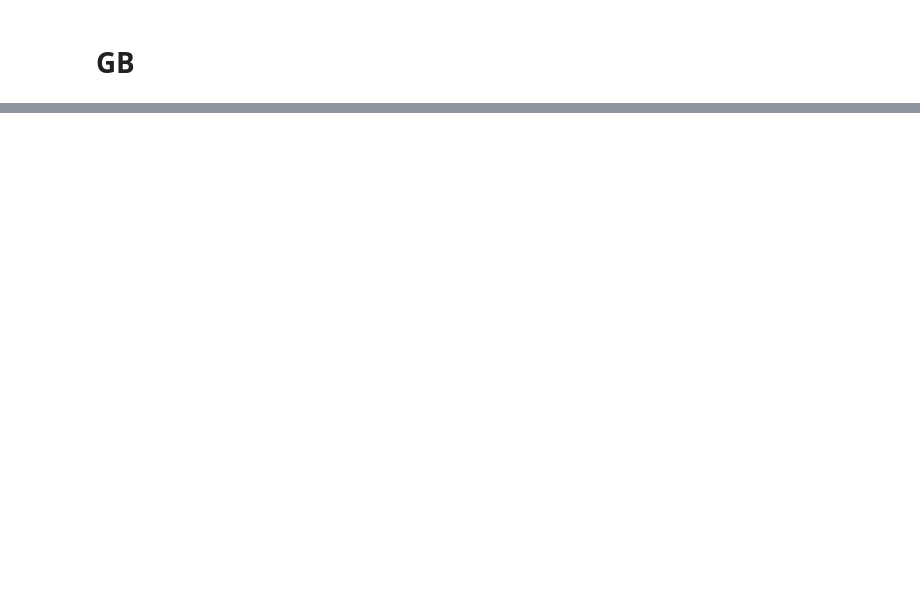
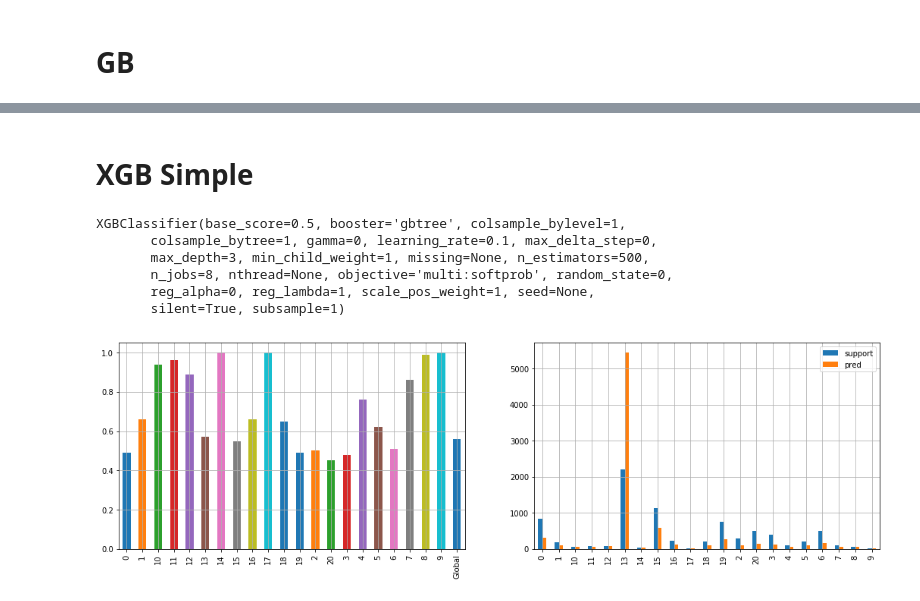
Before and after one commit to RaulSanchezVazquez/RecSys_Classification, a Jupyter notebook: Movies_classifier.ipynb, the cells around one changed output, grey strips where cells are left out. Drawn from its saved outputs; the diff is of its cells as text; code cells hidden in the pictures; blank space fills up the shorter version.

```diff
--- a/Movies_classifier.ipynb
+++ b/Movies_classifier.ipynb
@@ -303,0 +309,29 @@ import XGB as xgb
+# %% [markdown]
+# XGB Simple
+# %%
+import xgboost as xgb
+import evalutils
+
+cls = xgb.XGBClassifier(n_jobs=8, n_estimators=500)
+cls.fit(X_train.values, y_train)
+# %% [output]
+XGBClassifier(base_score=0.5, booster='gbtree', colsample_bylevel=1,
+       colsample_bytree=1, gamma=0, learning_rate=0.1, max_delta_step=0,
+       max_depth=3, min_child_weight=1, missing=None, n_estimators=500,
+       n_jobs=8, nthread=None, objective='multi:softprob', random_state=0,
+       reg_alpha=0, reg_lambda=1, scale_pos_weight=1, seed=None,
+       silent=True, subsample=1)
+# %%
+import matplotlib.pyplot as plt
+
+fig, ax = plt.subplots(1, 2)
+train_report = evalutils.class_report(
+    y_true=y_train,
+    y_pred=cls.predict(X_train.values))
+
+train_report['f1-score'].plot(kind='bar', grid=True, ax=ax[0])
+train_report.drop('Global')[['support', 'pred']].plot(kind='bar', grid=True, ax=ax[1])
+
+fig.set_size_inches(18, 5)
+# %% [output]
+[figure, added]
```
Also changed, not shown: parts of 29 cells of this notebook, 4 other files.
